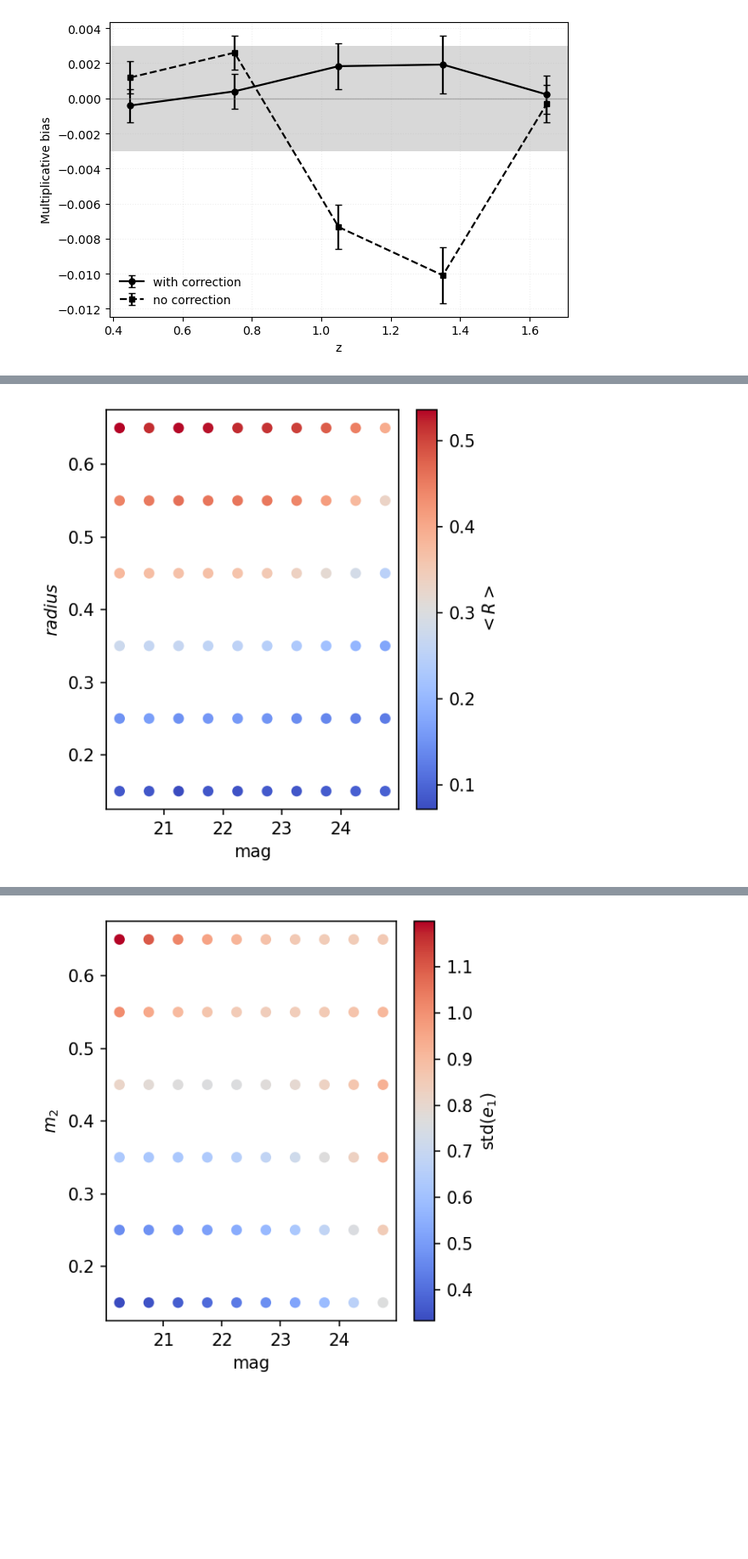
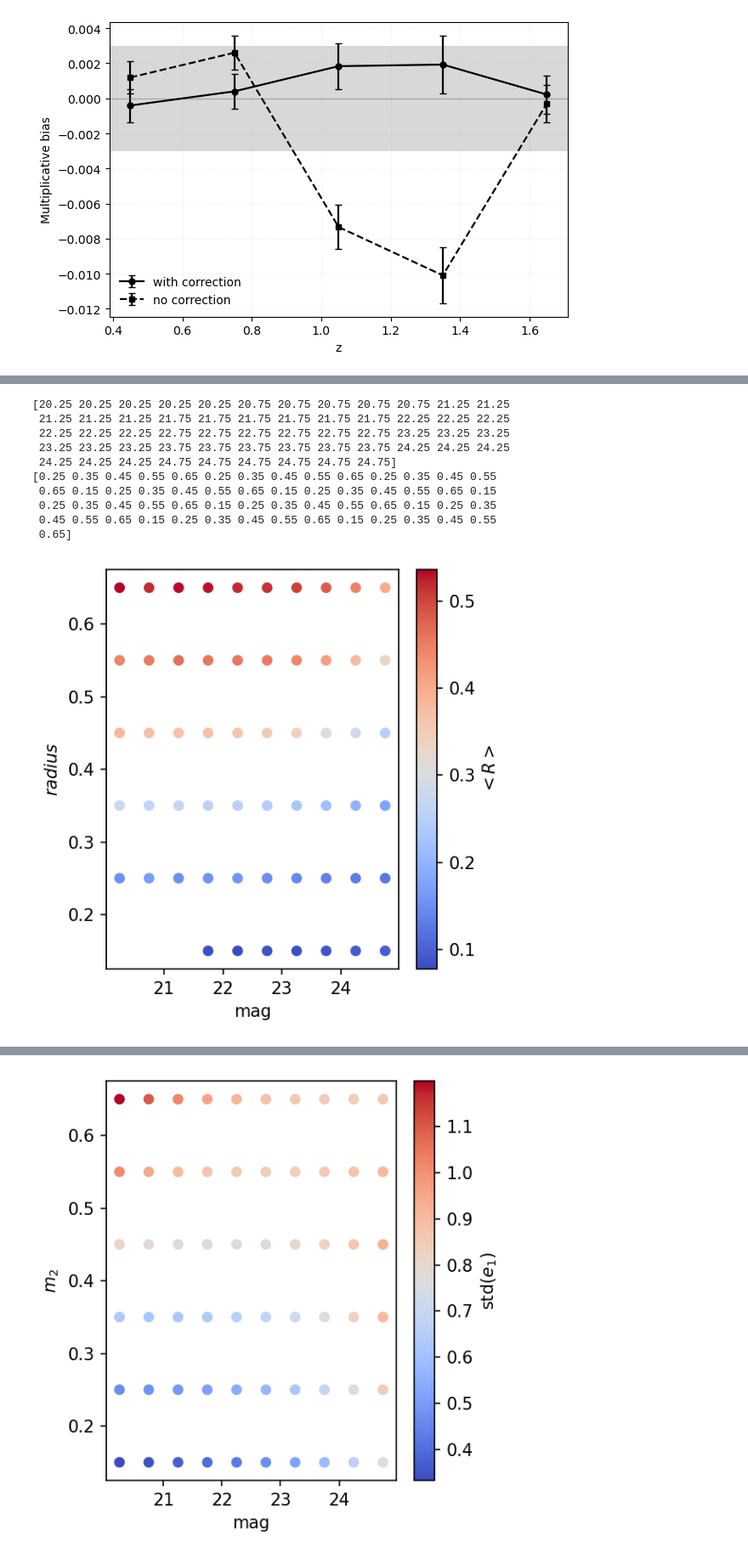
Before and after one commit to mr-superonion/xlens, a Jupyter notebook: examples/shear/Untitled.ipynb, the cells around one changed output, grey strips where cells are left out. Shown at 85% size. Saved outputs shown, nothing was run; the diff lists cells and outputs as text; code cells hidden in the pictures; blank space fills up the shorter version.

```diff
--- a/examples/shear/Untitled.ipynb
+++ b/examples/shear/Untitled.ipynb
@@ -112,7 +111,7 @@ plt.show()
 [figure]
 # %%
 data = []
-for i in range(10):
+for i in range(3):
     data.append(
         Table.read("/sdf/data/rubin/user/xiangchl/work/2025-10-15/parquet/constant_shear_random/g1/shear02/mode0/group_id=%d/data.parquet" % i)
     )
@@ -121,7 +120,8 @@ R = np.average(data["fpfs_e1"] * data["dwsel_dg1"] + data["fpfs_de1_dg1"] * data
 e1 = data["fpfs_e1"] * data["wsel"] / R
 
 trace = (data["fpfs_m2"] /  data["fpfs_m0"])
-mag = 30.0 - 2.5 * np.log10(data["i_flux_gauss2"])
+mag_zero = 30.0
+mag = mag_zero - 2.5 * np.log10(data["i_flux_gauss2"])
 
 mag_edges = np.linspace(20.0, 25, 11)
 radius_edges  = np.linspace(0.1,  0.7,  7)
@@ -158,30 +217,43 @@ plt.tight_layout()
 # %%
 x_array, y_array, m_array, n_array = xmod.estimate_mean_in_bins(
     mag=mag, radius=np.sqrt(trace / 2.0), obs=data["fpfs_de1_dg1"] * data["wsel"],
     mag_edges=mag_edges,
     radius_edges=radius_edges,
+    min_count=100,
 )
 
 cmap = "coolwarm"
 fig, ax = plt.subplots(figsize=(4, 4), dpi=150)
 sc = ax.scatter(
     x_array,
     y_array,
     c=m_array,
     s=40,
     edgecolor="none",
     cmap=cmap,
 )
 
 ax.set_xlabel("mag")
 ax.set_ylabel(r"$radius$")
 
 cbar = fig.colorbar(sc, ax=ax)
 cbar.set_label(r"$<R>$")
 
 plt.tight_layout()
+print(x_array)
+print(y_array)
 # %% [output]
+[20.25 20.25 20.25 20.25 20.25 20.75 20.75 20.75 20.75 20.75 21.25 21.25
+ 21.25 21.25 21.25 21.75 21.75 21.75 21.75 21.75 21.75 22.25 22.25 22.25
+ 22.25 22.25 22.25 22.75 22.75 22.75 22.75 22.75 22.75 23.25 23.25 23.25
+ 23.25 23.25 23.25 23.75 23.75 23.75 23.75 23.75 23.75 24.25 24.25 24.25
+ 24.25 24.25 24.25 24.75 24.75 24.75 24.75 24.75 24.75]
+[0.25 0.35 0.45 0.55 0.65 0.25 0.35 0.45 0.55 0.65 0.25 0.35 0.45 0.55
+ 0.65 0.15 0.25 0.35 0.45 0.55 0.65 0.15 0.25 0.35 0.45 0.55 0.65 0.15
+ 0.25 0.35 0.45 0.55 0.65 0.15 0.25 0.35 0.45 0.55 0.65 0.15 0.25 0.35
+ 0.45 0.55 0.65 0.15 0.25 0.35 0.45 0.55 0.65 0.15 0.25 0.35 0.45 0.55
+ 0.65]
-[figure, old version]
+[figure, new version]
 # %%
 n_array
 # %% [output]
```
Also changed, not shown: parts of 10 cells of this notebook, 1 other file.
